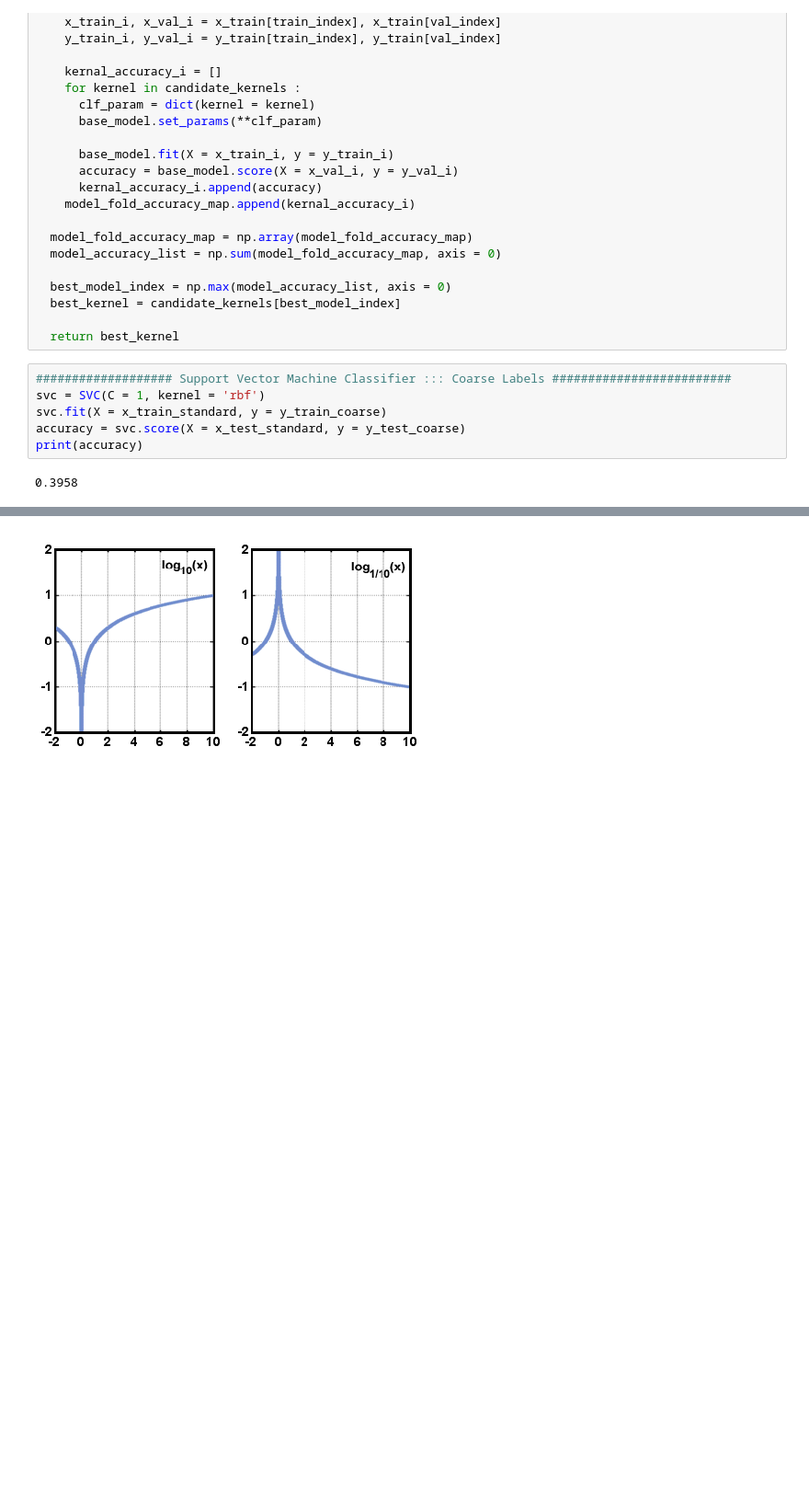
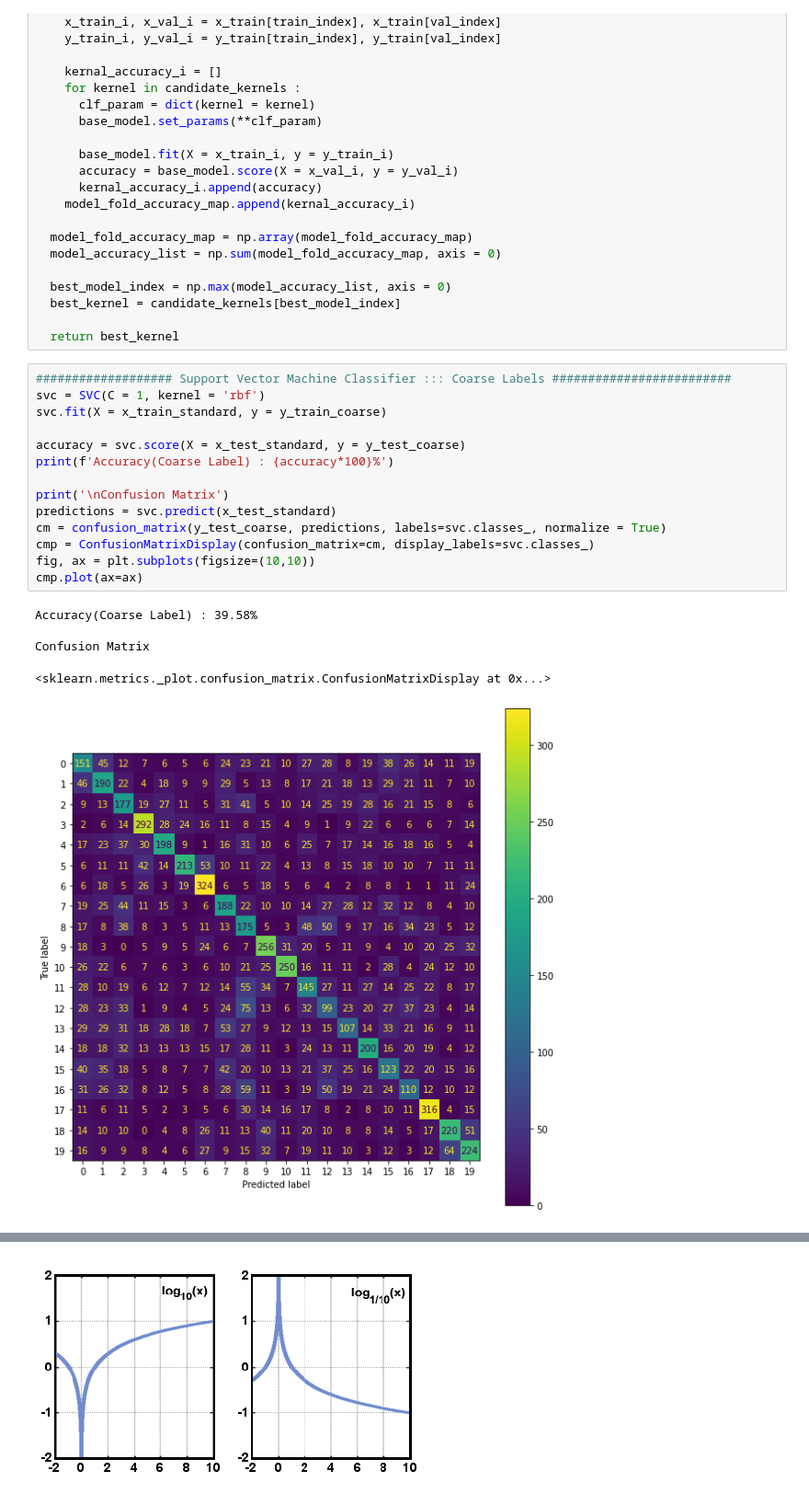
Before and after one commit to deshanchathusanka/machine-learning-algorithms, a Jupyter notebook: Coursework.ipynb, the cells around one changed output, grey strips where cells are left out. Shown: that part at 92% size. Saved outputs shown, nothing was run; the diff lists cells and outputs as text; blank space fills up the shorter version.

```diff
--- a/Coursework.ipynb
+++ b/Coursework.ipynb
@@ -238,11 +241,23 @@ def select_kernal(k, candidate_kernels, x_train, y_train, base_model) :
 # %%
 ################### Support Vector Machine Classifier ::: Coarse Labels #########################
 svc = SVC(C = 1, kernel = 'rbf')
 svc.fit(X = x_train_standard, y = y_train_coarse)
+
 accuracy = svc.score(X = x_test_standard, y = y_test_coarse)
-print(accuracy)
+print(f'Accuracy(Coarse Label) : {accuracy*100}%')
+
+print('\nConfusion Matrix')
+predictions = svc.predict(x_test_standard)
+cm = confusion_matrix(y_test_coarse, predictions, labels=svc.classes_, normalize = True)
+cmp = ConfusionMatrixDisplay(confusion_matrix=cm, display_labels=svc.classes_)
+fig, ax = plt.subplots(figsize=(10,10))
+cmp.plot(ax=ax)
 # %% [output]
-0.3958
+Accuracy(Coarse Label) : 39.58%
+
+Confusion Matrix
+<sklearn.metrics._plot.confusion_matrix.ConfusionMatrixDisplay at 0x...>
+[figure, added]
 # %%
 ###################  Support Vector Machine Classifier ::: Fine Labels #########################
 svc = SVC(C = 1, kernel = 'rbf')
```
Also changed, not shown: parts of 6 cells of this notebook.
